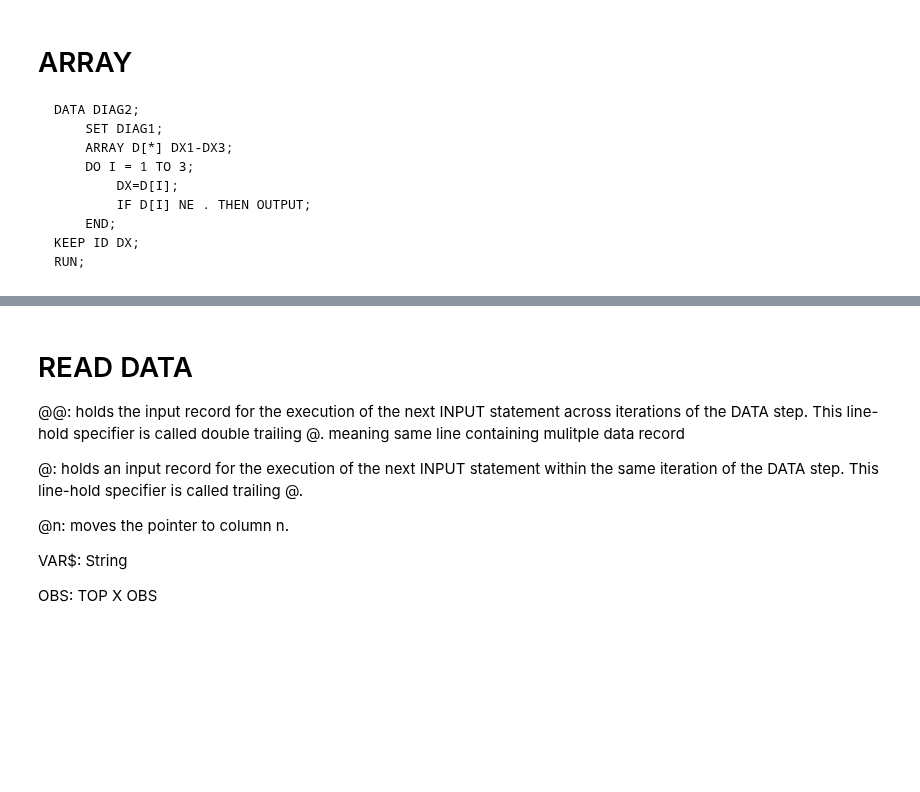
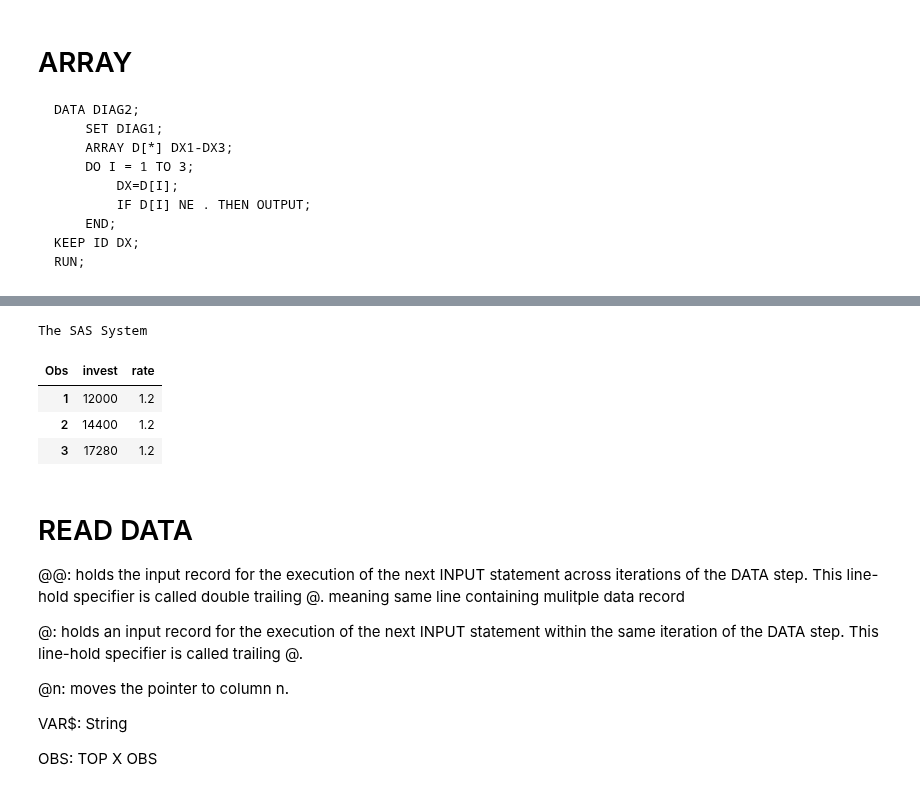
Before and after one commit to kevinwkc/my_sas, a Jupyter notebook: INTRO.ipynb, the cells around one changed output, grey strips where cells are left out. Drawn from its saved outputs; the diff is of its cells as text; code cells hidden in the pictures; blank space fills up the shorter version.

```diff
--- a/INTRO.ipynb
+++ b/INTRO.ipynb
@@ -134,3 +155,31 @@ The SAS System
+# %%
+DATA INVESTMENT_RATE;
+Input  invest rate;
+i = 1;
+do until (i=5);
+Invest = invest*rate;
+i= i+1;
+Output;
+end;
+drop   i;
+Datalines;
+10000 1.2
+/*
+15000 0.5
+1200 0.2
+12500 0.5
+25000 2.3
+18500 4.5
+*/
+;
+PROC PRINT DATA=INVESTMENT_RATE(OBS=3);
+RUN;
+# %% [output]
+The SAS System
+| Obs | invest | rate |
+| 1 | 12000 | 1.2 |
+| 2 | 14400 | 1.2 |
+| 3 | 17280 | 1.2 |
 # %% [markdown]
 READ DATA
 ================
```
Also changed, not shown: parts of 3 cells of this notebook.
